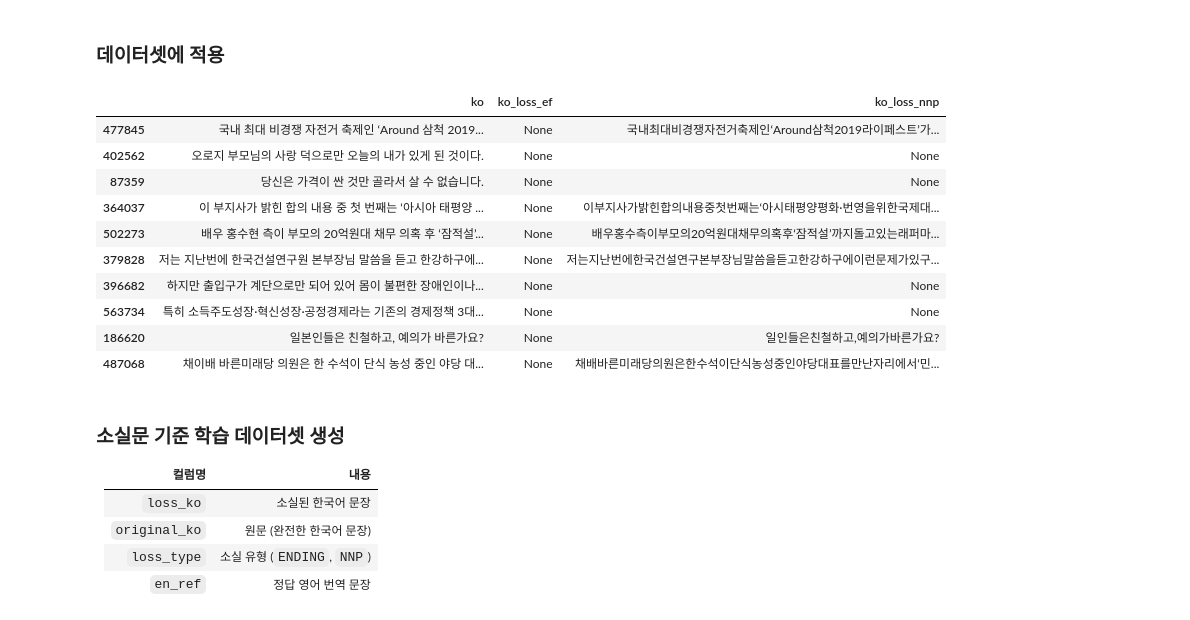
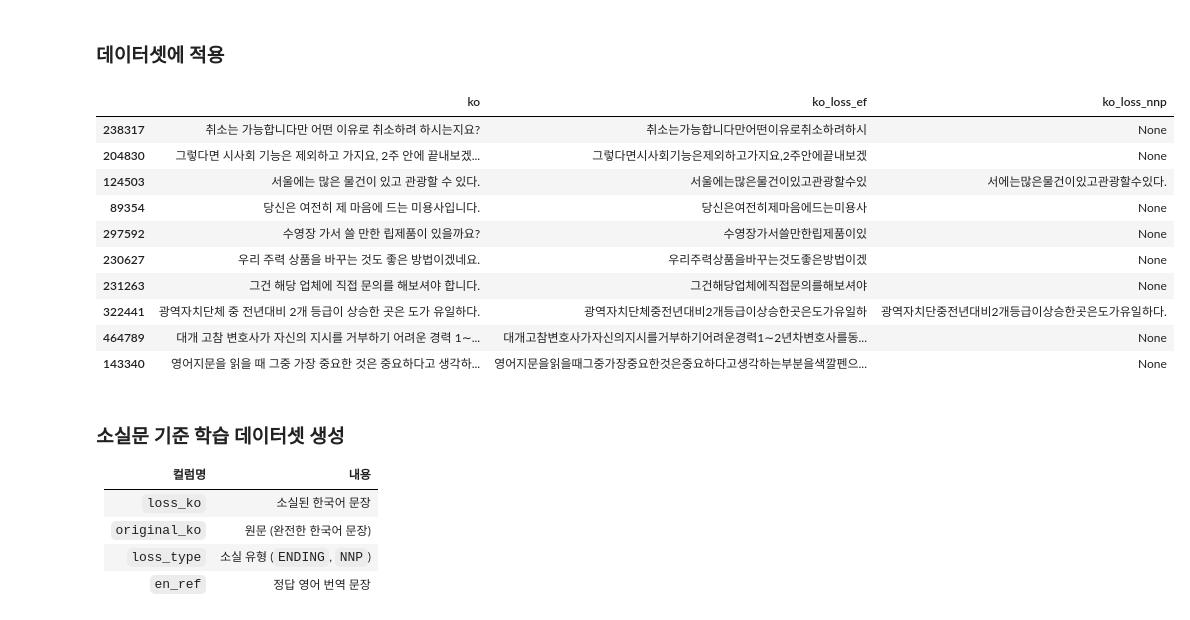
Before and after one commit to hyorim-jo/HelPago, a Jupyter notebook: notebooks/helpago.ipynb, the cells around one changed output. Drawn from its saved outputs; the diff is of its cells as text; code cells hidden in the pictures.

```diff
--- a/notebooks/helpago.ipynb
+++ b/notebooks/helpago.ipynb
@@ -429,26 +427,26 @@ print(make_loss_case("철수랑 영희는 재밌다.", loss_type='nnp')) # nnp
 # %% [markdown]
 ### 데이터셋에 적용
 # %%
-# ending case (종결어미 제거)
-df['ko_loss_ef'] = df['ko'].apply(lambda x: make_loss_case(str(x), 'ending'))
+# EF case (종결어미 제거)
+df['ko_loss_ef'] = df['ko'].apply(lambda x: make_loss_case(str(x), 'ef'))
 
 # nnp case (고유명사 일부 소실)
 df['ko_loss_nnp'] = df['ko'].apply(lambda x: make_loss_case(str(x), 'nnp'))
 
 # 확인
 df[['ko', 'ko_loss_ef', 'ko_loss_nnp']].sample(10)
 # %% [output]
 |  | ko | ko_loss_ef | ko_loss_nnp |
-| 477845 | 국내 최대 비경쟁 자전거 축제인 ‘Around 삼척 2019... | None | 국내최대비경쟁자전거축제인‘Around삼척2019라이페스트’가... |
-| 402562 | 오로지 부모님의 사랑 덕으로만 오늘의 내가 있게 된 것이다. | None | None |
-| 87359 | 당신은 가격이 싼 것만 골라서 살 수 없습니다. | None | None |
-| 364037 | 이 부지사가 밝힌 합의 내용 중 첫 번째는 ‘아시아 태평양 ... | None | 이부지사가밝힌합의내용중첫번째는‘아시태평양평화·번영을위한국제대... |
-| 502273 | 배우 홍수현 측이 부모의 20억원대 채무 의혹 후 ‘잠적설’... | None | 배우홍수측이부모의20억원대채무의혹후‘잠적설’까지돌고있는래퍼마... |
-| 379828 | 저는 지난번에 한국건설연구원 본부장님 말씀을 듣고 한강하구에... | None | 저는지난번에한국건설연구본부장님말씀을듣고한강하구에이런문제가있구... |
-| 396682 | 하지만 출입구가 계단으로만 되어 있어 몸이 불편한 장애인이나... | None | None |
-| 563734 | 특히 소득주도성장·혁신성장·공정경제라는 기존의 경제정책 3대... | None | None |
-| 186620 | 일본인들은 친철하고, 예의가 바른가요? | None | 일인들은친철하고,예의가바른가요? |
-| 487068 | 채이배 바른미래당 의원은 한 수석이 단식 농성 중인 야당 대... | None | 채배바른미래당의원은한수석이단식농성중인야당대표를만난자리에서‘민... |
+| 238317 | 취소는 가능합니다만 어떤 이유로 취소하려 하시는지요? | 취소는가능합니다만어떤이유로취소하려하시 | None |
+| 204830 | 그렇다면 시사회 기능은 제외하고 가지요, 2주 안에 끝내보겠... | 그렇다면시사회기능은제외하고가지요,2주안에끝내보겠 | None |
+| 124503 | 서울에는 많은 물건이 있고 관광할 수 있다. | 서울에는많은물건이있고관광할수있 | 서에는많은물건이있고관광할수있다. |
+| 89354 | 당신은 여전히 제 마음에 드는 미용사입니다. | 당신은여전히제마음에드는미용사 | None |
+| 297592 | 수영장 가서 쓸 만한 립제품이 있을까요? | 수영장가서쓸만한립제품이있 | None |
+| 230627 | 우리 주력 상품을 바꾸는 것도 좋은 방법이겠네요. | 우리주력상품을바꾸는것도좋은방법이겠 | None |
+| 231263 | 그건 해당 업체에 직접 문의를 해보셔야 합니다. | 그건해당업체에직접문의를해보셔야 | None |
+| 322441 | 광역자치단체 중 전년대비 2개 등급이 상승한 곳은 도가 유일하다. | 광역자치단체중전년대비2개등급이상승한곳은도가유일하 | 광역자치단중전년대비2개등급이상승한곳은도가유일하다. |
+| 464789 | 대개 고참 변호사가 자신의 지시를 거부하기 어려운 경력 1∼... | 대개고참변호사가자신의지시를거부하기어려운경력1∼2년차변호사를동... | None |
+| 143340 | 영어지문을 읽을 때 그중 가장 중요한 것은 중요하다고 생각하... | 영어지문을읽을때그중가장중요한것은중요하다고생각하는부분을색깔펜으... | None |
 # %% [markdown]
 ### 소실문 기준 학습 데이터셋 생성
 
```
Also changed, not shown: parts of 13 cells of this notebook.
